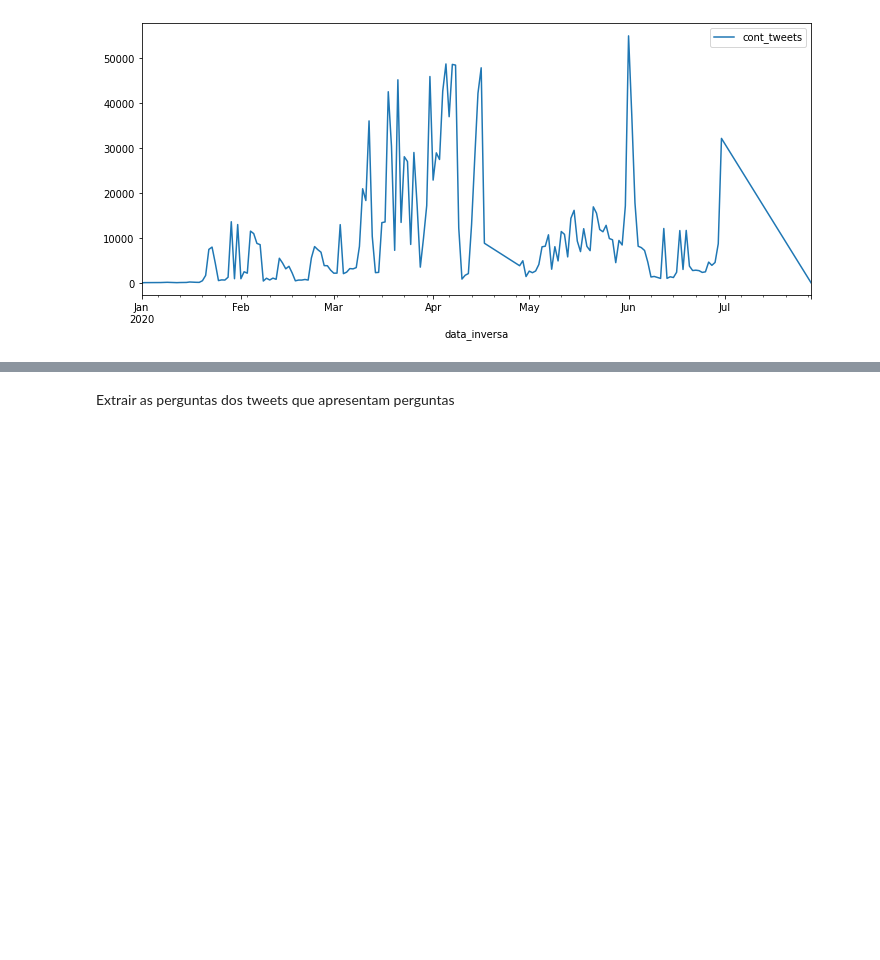
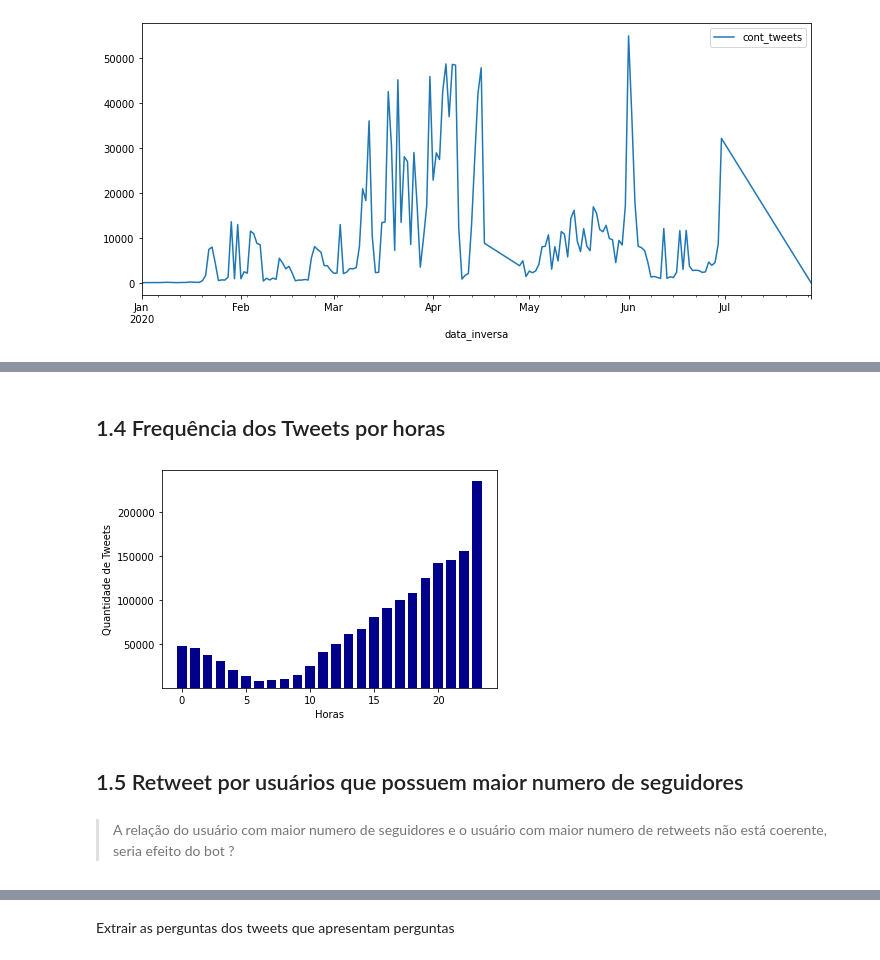
Before and after one commit to lln-cid20/prog-ciencia-dados, a Jupyter notebook: TrabalhoConjunto.ipynb, the cells around one changed output, grey strips where cells are left out. Saved outputs shown, nothing was run; the diff lists cells and outputs as text; code cells hidden in the pictures; blank space fills up the shorter version.

Commit message:
Versão do trabalho após implementação de visualização de dados brutos e início do processo de classificação

```diff
--- a/TrabalhoConjunto.ipynb
+++ b/TrabalhoConjunto.ipynb
@@ -86,0 +82,10 @@ Apresentar um gráfico de linhas visando mostrar a evolução do número de twee
+# %%
+# Criação de uma coluna para agrupar tweets de forma diária
+data['data_inversa'] = pd.to_datetime(data['data'],yearfirst=True, format='%Y-%m-%d')
+# Agrupar os dados com base na nova coluna, criando um dataframe com os dados agrupados
+dados_sumario = data['data_inversa'].groupby(data['data_inversa'].dt.to_period('D')).agg('count').to_frame()
+data = data.drop(columns=['data_inversa'])
+# Criar coluna para contagem de tweets
+dados_sumario.columns = ['cont_tweets']
+# Mostrar os primeiros registros do dataframe de valores agregados por dia
+dados_sumario.head(5)
@@ -255,0 +126,36 @@ dados2.head(10)
+# %% [markdown]
+## 1.4 Frequência dos Tweets por horas
+# %%
+df= data.copy()
+df.index =  pd.to_datetime(df.data)
+df = df.drop('data',axis=1)
+df = df.sort_values(['data'])
+hours = pd.Series(df.index.hour)
+hours = pd.Series(hours.value_counts()).sort_index()
+# %%
+import matplotlib.pyplot as plt
+from matplotlib.pyplot import figure
+
+fig, ax = plt.subplots()
+x = np.arange(len(hours))
+y = np.array(hours)
+
+dim = 1
+w = 0.75
+dimw = w / dim
+
+for i in range(0,24):
+  ax.bar(i,y[i],dimw,bottom=0.001,align='center',color='#00008B')
+
+ax.set_xlabel('Horas')
+ax.set_ylabel('Quantidade de Tweets')
+
+plt.show()
+# %% [output]
+[figure, added]
+# %% [markdown]
+## 1.5 Retweet por usuários que possuem maior numero de seguidores
+# %% [markdown]
+
+
+> A relação do usuário com maior numero de seguidores e o usuário com maior numero de retweets não está coerente, seria efeito do bot ?
```
Also changed, not shown: parts of 103 cells of this notebook.
